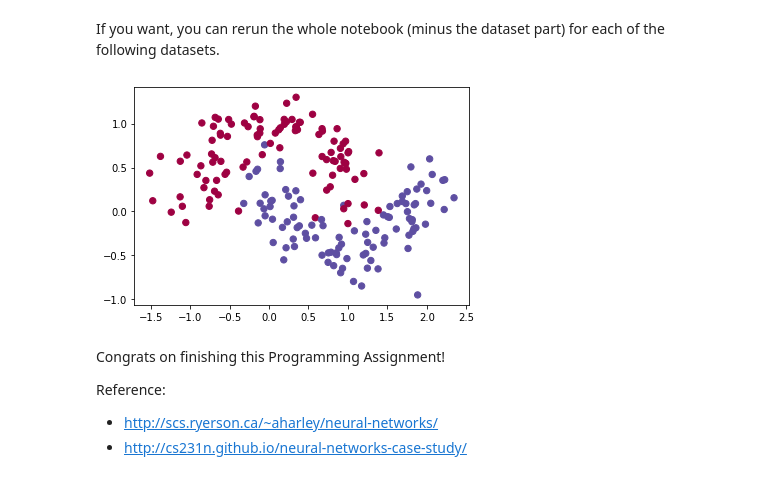
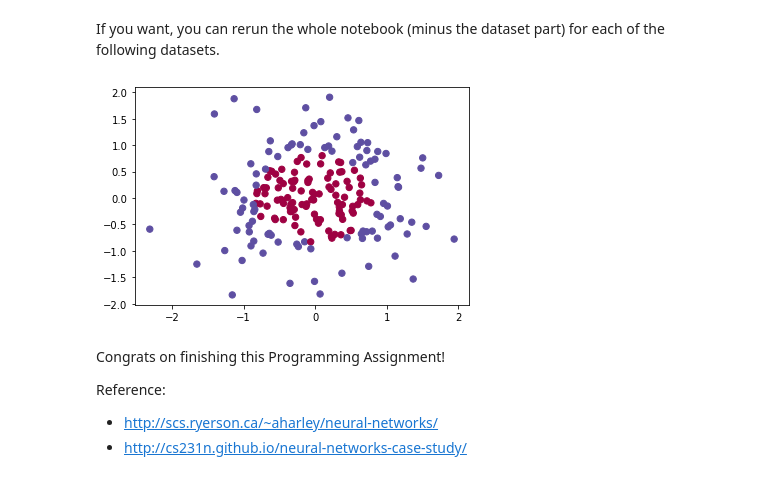
Before and after one commit to Justes/deeplearning.ai-assignments, a Jupyter notebook: 1.Neural Networks and Deep Learning/Week3/Planar_data_classification_with_onehidden_layer_v6c.ipynb, the cells around one changed output. Cells and saved outputs as stored; diff of their text form; code cells hidden in the pictures.

```diff
--- a/1.Neural Networks and Deep Learning/Week3/Planar_data_classification_with_onehidden_layer_v6c.ipynb
+++ b/1.Neural Networks and Deep Learning/Week3/Planar_data_classification_with_onehidden_layer_v6c.ipynb
@@ -935,27 +962,27 @@ If you want, you can rerun the whole notebook (minus the dataset part) for each
 # %%
 # Datasets
 noisy_circles, noisy_moons, blobs, gaussian_quantiles, no_structure = load_extra_datasets()
 
 datasets = {"noisy_circles": noisy_circles,
             "noisy_moons": noisy_moons,
             "blobs": blobs,
             "gaussian_quantiles": gaussian_quantiles}
 
 ### START CODE HERE ### (choose your dataset)
-
+dataset="gaussian_quantiles"
 ### END CODE HERE ###
 
 X, Y = datasets[dataset]
 X, Y = X.T, Y.reshape(1, Y.shape[0])
 
 # make blobs binary
 if dataset == "blobs":
     Y = Y%2
 
 # Visualize the data
 plt.scatter(X[0, :], X[1, :], c=Y, s=40, cmap=plt.cm.Spectral);
 # %% [output]
-[figure, old version]
+[figure, new version]
 # %% [markdown]
 Congrats on finishing this Programming Assignment!
 
```
Also changed, not shown: parts of 10 cells of this notebook.
